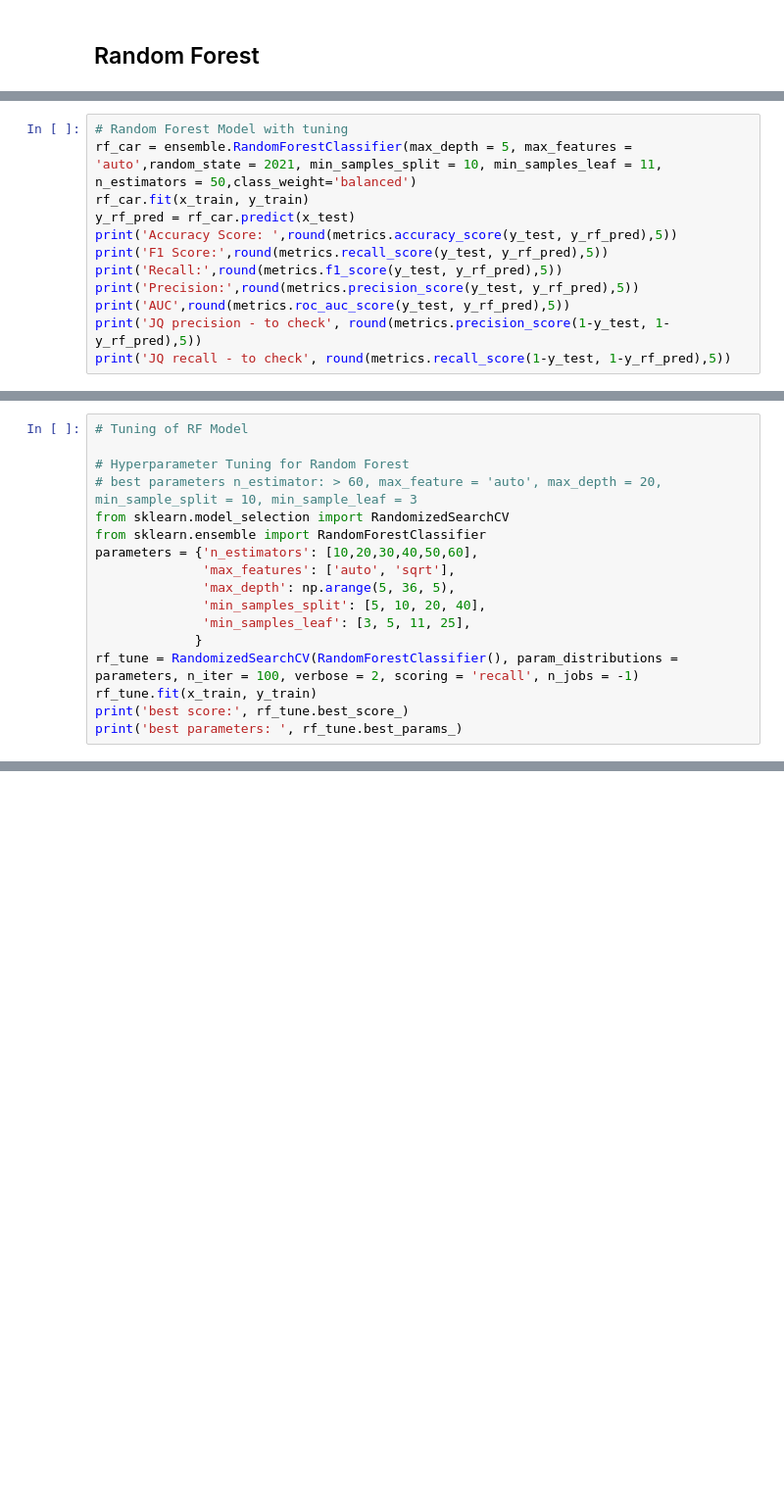
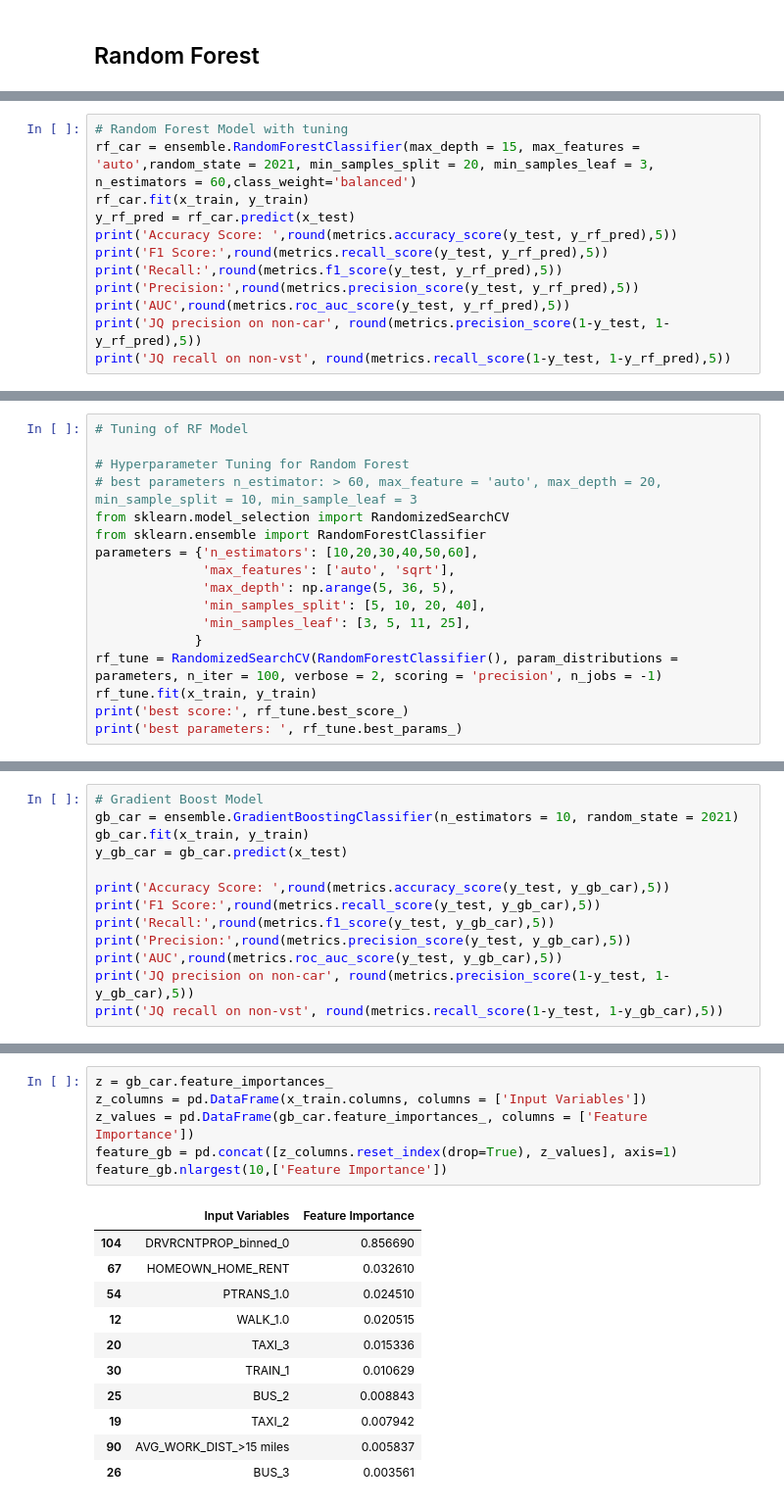
Before and after one commit to seanteohyh/AML_US_Traffic, a Jupyter notebook: Modelling for Vehicle Ownership Classification.ipynb, the cells around one changed output, grey strips where cells are left out. Shown at 98% size. Drawn from its saved outputs; the diff is of its cells as text; blank space fills up the shorter version.

```diff
--- a/Modelling for Vehicle Ownership Classification.ipynb
+++ b/Modelling for Vehicle Ownership Classification.ipynb
@@ -464,6 +469,6 @@ car_importance.nlargest(10,['Feature Importance'])
 # %%
 # Random Forest Model with tuning
-rf_car = ensemble.RandomForestClassifier(max_depth = 5, max_features = 'auto',random_state = 2021, min_samples_split = 10, min_samples_leaf = 11, n_estimators = 50,class_weight='balanced')
+rf_car = ensemble.RandomForestClassifier(max_depth = 15, max_features = 'auto',random_state = 2021, min_samples_split = 20, min_samples_leaf = 3, n_estimators = 60,class_weight='balanced')
 rf_car.fit(x_train, y_train)
 y_rf_pred = rf_car.predict(x_test)
 print('Accuracy Score: ',round(metrics.accuracy_score(y_test, y_rf_pred),5))
@@ -471,6 +476,6 @@ print('F1 Score:',round(metrics.recall_score(y_test, y_rf_pred),5))
 print('Recall:',round(metrics.f1_score(y_test, y_rf_pred),5))
 print('Precision:',round(metrics.precision_score(y_test, y_rf_pred),5))
 print('AUC',round(metrics.roc_auc_score(y_test, y_rf_pred),5))
-print('JQ precision - to check', round(metrics.precision_score(1-y_test, 1-y_rf_pred),5))
-print('JQ recall - to check', round(metrics.recall_score(1-y_test, 1-y_rf_pred),5))
+print('JQ precision on non-car', round(metrics.precision_score(1-y_test, 1-y_rf_pred),5))
+print('JQ recall on non-vst', round(metrics.recall_score(1-y_test, 1-y_rf_pred),5))
 # %% [output]
@@ -525,7 +530,7 @@ parameters = {'n_estimators': [10,20,30,40,50,60],
               'min_samples_split': [5, 10, 20, 40],
               'min_samples_leaf': [3, 5, 11, 25],
              }
-rf_tune = RandomizedSearchCV(RandomForestClassifier(), param_distributions = parameters, n_iter = 100, verbose = 2, scoring = 'recall', n_jobs = -1)
+rf_tune = RandomizedSearchCV(RandomForestClassifier(), param_distributions = parameters, n_iter = 100, verbose = 2, scoring = 'precision', n_jobs = -1)
 rf_tune.fit(x_train, y_train)
 print('best score:', rf_tune.best_score_)
 print('best parameters: ', rf_tune.best_params_)
@@ -555,0 +561,13 @@ car_importance.nlargest(10,['Feature Importance'])
+# %%
+# Gradient Boost Model
+gb_car = ensemble.GradientBoostingClassifier(n_estimators = 10, random_state = 2021)
+gb_car.fit(x_train, y_train)
+y_gb_car = gb_car.predict(x_test)
+
+print('Accuracy Score: ',round(metrics.accuracy_score(y_test, y_gb_car),5))
+print('F1 Score:',round(metrics.recall_score(y_test, y_gb_car),5))
+print('Recall:',round(metrics.f1_score(y_test, y_gb_car),5))
+print('Precision:',round(metrics.precision_score(y_test, y_gb_car),5))
+print('AUC',round(metrics.roc_auc_score(y_test, y_gb_car),5))
+print('JQ precision on non-car', round(metrics.precision_score(1-y_test, 1-y_gb_car),5))
+print('JQ recall on non-vst', round(metrics.recall_score(1-y_test, 1-y_gb_car),5))
@@ -555,0 +613,18 @@ car_importance.nlargest(10,['Feature Importance'])
+# %%
+z = gb_car.feature_importances_
+z_columns = pd.DataFrame(x_train.columns, columns = ['Input Variables'])
+z_values = pd.DataFrame(gb_car.feature_importances_, columns = ['Feature Importance'])
+feature_gb = pd.concat([z_columns.reset_index(drop=True), z_values], axis=1)
+feature_gb.nlargest(10,['Feature Importance'])
+# %% [output]
+|  | Input Variables | Feature Importance |
+| 104 | DRVRCNTPROP_binned_0 | 0.856690 |
+| 67 | HOMEOWN_HOME_RENT | 0.032610 |
+| 54 | PTRANS_1.0 | 0.024510 |
+| 12 | WALK_1.0 | 0.020515 |
+| 20 | TAXI_3 | 0.015336 |
+| 30 | TRAIN_1 | 0.010629 |
+| 25 | BUS_2 | 0.008843 |
+| 19 | TAXI_2 | 0.007942 |
+| 90 | AVG_WORK_DIST_>15 miles | 0.005837 |
+| 26 | BUS_3 | 0.003561 |
```
Also changed, not shown: parts of 28 cells of this notebook.
